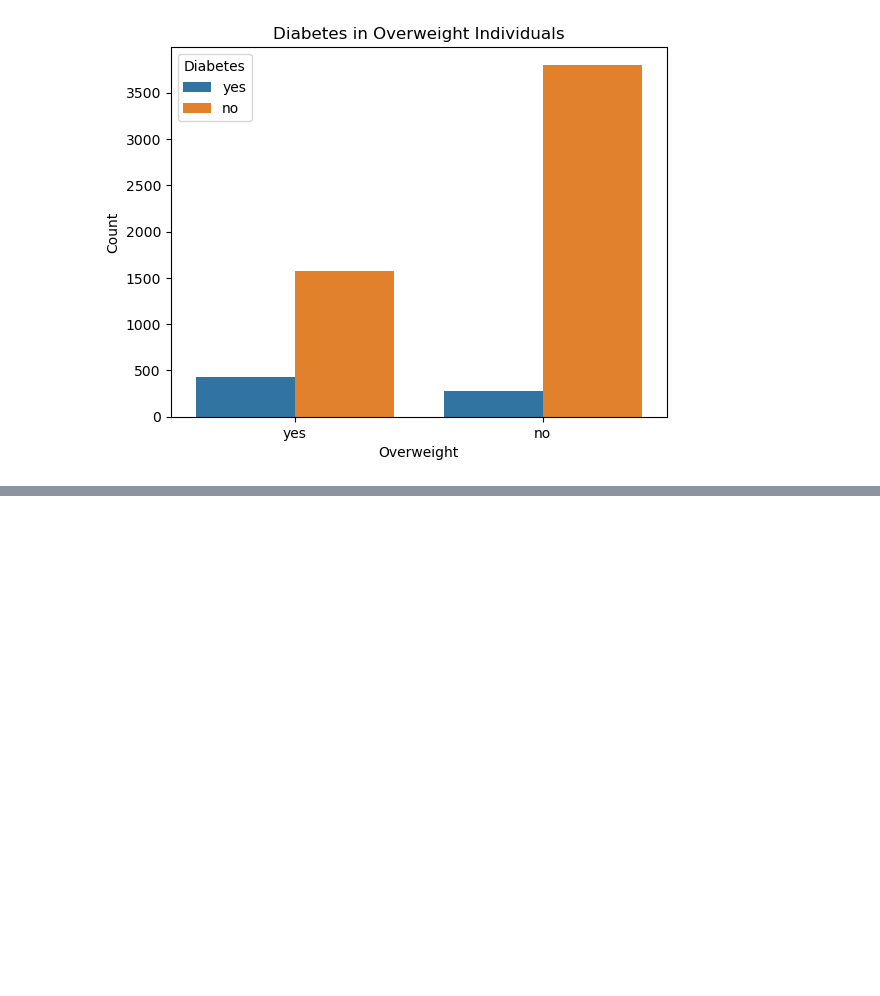
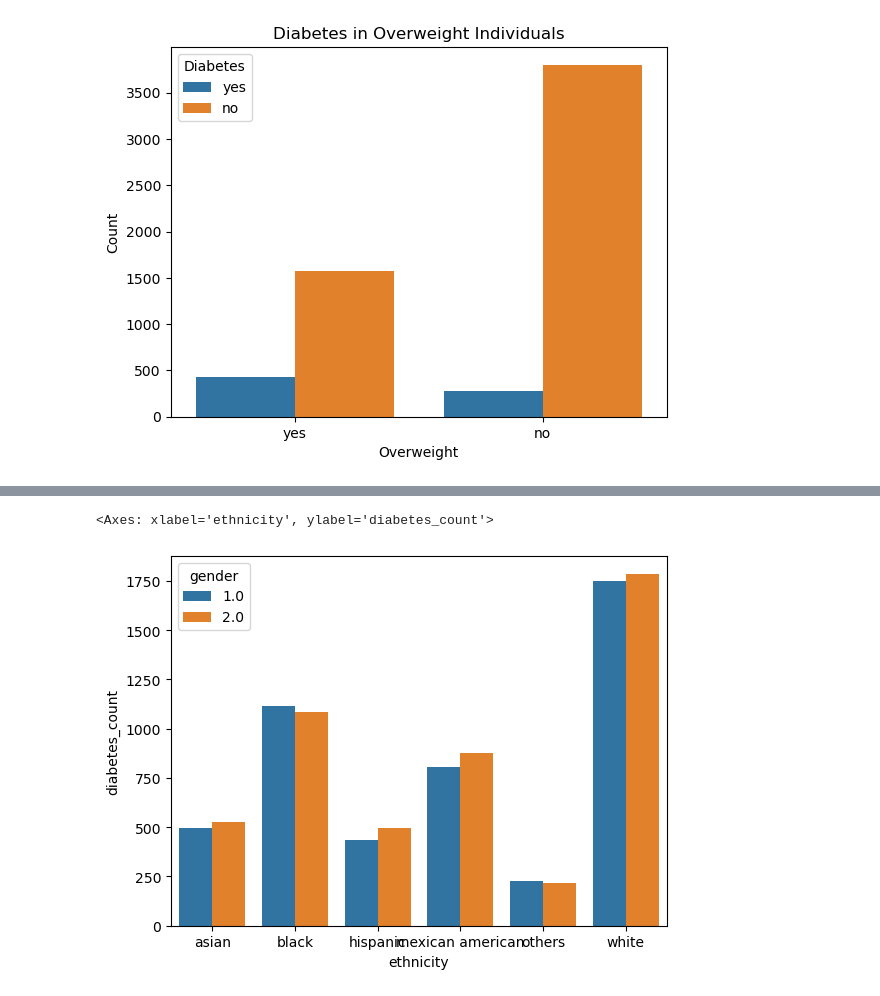
Before and after one commit to SoerenWenck/Capstone, a Jupyter notebook: scripts/Analysis_2013-2014.ipynb, the cells around one changed output, grey strips where cells are left out. Cells and saved outputs as stored; diff of their text form; code cells hidden in the pictures; blank space fills up the shorter version.

```diff
--- a/scripts/Analysis_2013-2014.ipynb
+++ b/scripts/Analysis_2013-2014.ipynb
@@ -743,0 +741,12 @@ sns.barplot
+# %%
+import matplotlib
+import seaborn
+
+subset = data_merged.loc[:,["ethnicity", "diabetes", "gender"]]
+
+subset.groupby(["ethnicity","gender"]).size().reset_index(name="diabetes_count")
+
+sns.barplot(subset.groupby(["ethnicity","gender"]).size().reset_index(name="diabetes_count"), x= "ethnicity", y = "diabetes_count", hue="gender")
+# %% [output]
+<Axes: xlabel='ethnicity', ylabel='diabetes_count'>
+[figure, added]
```
Also changed, not shown: parts of 5 cells of this notebook, 3 other files.
